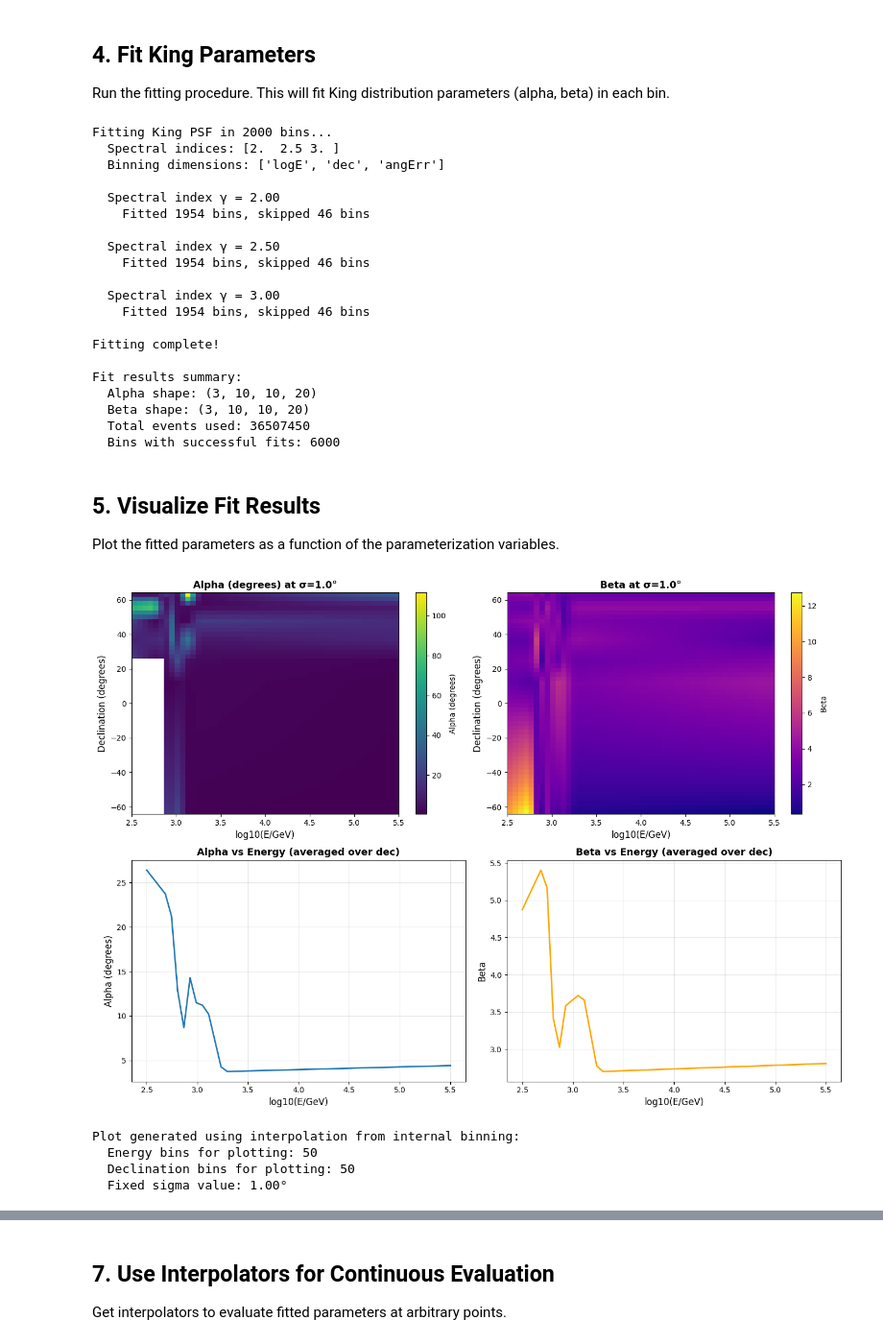
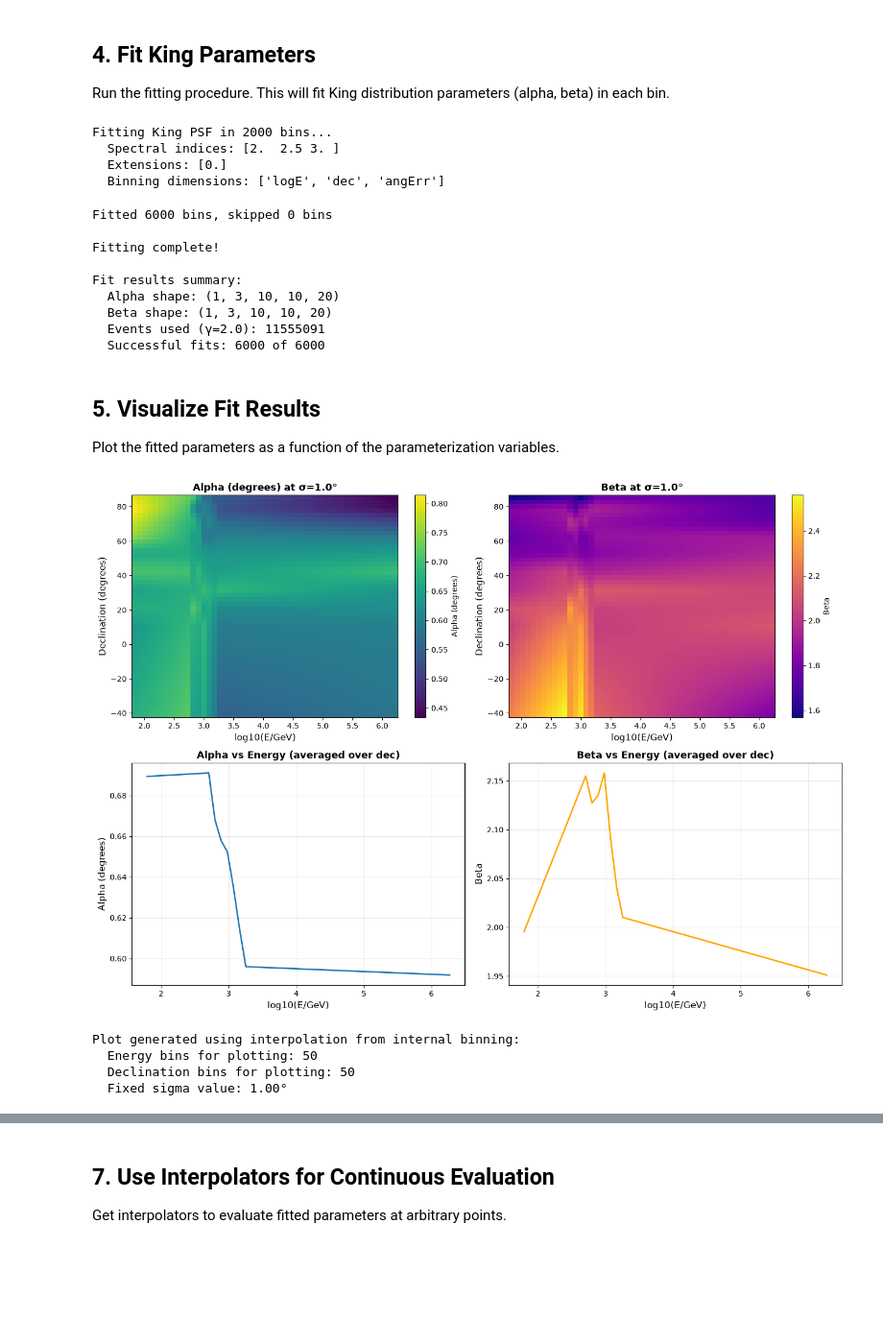
Before and after one commit to icecube/kingmaker, a Jupyter notebook: examples/fitting_demo.ipynb, the cells around one changed output, grey strips where cells are left out. Shown at 96% size. Saved outputs shown, nothing was run; the diff lists cells and outputs as text; code cells hidden in the pictures; blank space fills up the shorter version.

Commit message:
Work on fixing examples. Make sure the fitter and evaluation use the same code to assign events to bins.

```diff
--- a/examples/fitting_demo.ipynb
+++ b/examples/fitting_demo.ipynb
@@ -30,7 +31,7 @@ print(signal_file, os.path.exists(signal_file))
 
 # Load signal MC events
 # Expected structure: structured array with fields like:
-#   'ra', 'dec', 'trueRa', 'trueDec', 'logE', 'sigma', 'oneweight'
+#   'ra', 'dec', 'trueRa', 'trueDec', 'trueE', 'ow', 'logE', 'angErr'
 try:
     signal_events = np.load(signal_file)
     print(f"Loaded {len(signal_events)} signal MC events")
@@ -51,6 +52,7 @@ except FileNotFoundError:
 
     # Angular uncertainty correlates with energy
     sigma = np.radians(10**(0.5 - 0.3*logE))  # Better resolution at high energy
+    sigma *= np.random.lognormal(0, 0.3, n_events)  # Event-to-event scatter
     sigma = np.clip(sigma, np.radians(0.1), np.radians(10))
 
     # Simulate reconstruction errors
@@ -68,8 +70,8 @@ except FileNotFoundError:
     signal_events = np.zeros(n_events, dtype=[
         ('ra', 'f8'), ('dec', 'f8'),
         ('trueRa', 'f8'), ('trueDec', 'f8'),
-        ('logE', 'f8'), ('sigma', 'f8'),
-        ('oneweight', 'f8')
+        ('logE', 'f8'), ('angErr', 'f8'),
+        ('trueE', 'f8'), ('ow', 'f8')
     ])
 
     signal_events['ra'] = ra
@@ -77,11 +79,16 @@ except FileNotFoundError:
     signal_events['trueRa'] = true_ra
     signal_events['trueDec'] = true_dec
     signal_events['logE'] = logE
-    signal_events['sigma'] = sigma
-    signal_events['oneweight'] = np.random.uniform(0.5, 2.0, n_events)
+    signal_events['angErr'] = sigma
+    signal_events['trueE'] = 10**logE
+    signal_events['ow'] = np.random.uniform(0.5, 2.0, n_events)
 
     print(f"Generated {len(signal_events)} synthetic events")
     print(f"Fields: {signal_events.dtype.names}")
+
+# Drop events with unphysical (negative) angular uncertainties
+signal_events = signal_events[signal_events['angErr'] > 0]
+print(f"Kept {len(signal_events)} events with angErr > 0")
 # %% [output]
 /Users/mjlarson/icecube/data/ana/analyses/ps_tracks/version-004-p04/IC86_2016_MC.npy True
 Loaded 12169153 signal MC events
@@ -97,9 +105,9 @@ You can use:
 # Define binning for parameterization
 # This will create a multi-dimensional grid of bins
 parametrization_bins = {
-    'logE': 10, # 10 energy bins from 100 GeV to 1 PeV
-    'dec': 10,  # 10 dec bins
-    'angErr': 20 # 10 equal-probability bins in angular uncertainty
+    'logE': 10,    # 10 equal-probability bins (unweighted MC, so mostly low energy)
+    'dec': 10,     # 10 equal-probability bins
+    'angErr': 20,  # 20 equal-probability bins
 }
 
 print("Parameterization binning:")
@@ -149,29 +157,22 @@ results = fitter.fit_all_bins(verbose=True)
 print("\nFit results summary:")
 print(f"  Alpha shape: {results['alpha'].shape}")
 print(f"  Beta shape: {results['beta'].shape}")
-print(f"  Total events used: {results['event_counts'].sum()}")
-print(f"  Bins with successful fits: {(results['event_counts'] >= fitter.minimum_counts).sum()}")
+print(f"  Events used (γ={fitter.spectral_indices[0]}): {results['event_counts'][0, 0].sum()}")
+print(f"  Successful fits: {(results['fit_quality'] > 0).sum()} of {results['fit_quality'].size}")
 # %% [output]
 Fitting King PSF in 2000 bins...
   Spectral indices: [2.  2.5 3. ]
+  Extensions: [0.]
   Binning dimensions: ['logE', 'dec', 'angErr']
-
-  Spectral index γ = 2.00
-    Fitted 1954 bins, skipped 46 bins
-
-  Spectral index γ = 2.50
-    Fitted 1954 bins, skipped 46 bins
-
-  Spectral index γ = 3.00
-    Fitted 1954 bins, skipped 46 bins
-
-Fitting complete!
-
-Fit results summary:
-  Alpha shape: (3, 10, 10, 20)
-  Beta shape: (3, 10, 10, 20)
-  Total events used: 36507450
-  Bins with successful fits: 6000
+Fitted 6000 bins, skipped 0 bins
+
+Fitting complete!
+
+Fit results summary:
+  Alpha shape: (1, 3, 10, 10, 20)
+  Beta shape: (1, 3, 10, 10, 20)
+  Events used (γ=2.0): 11555091
+  Successful fits: 6000 of 6000
 # %% [markdown]
 ## 5. Visualize Fit Results
 
@@ -183,20 +184,14 @@ gamma_idx = 0
 # Get interpolators for smooth parameter evaluation
 alpha_interp, beta_interp = fitter.get_interpolator(gamma_index=gamma_idx)
 
-# Define plotting bins - these can be arbitrary and independent of internal binning
-# User can customize these for visualization
-plot_energy_bins = np.linspace(2.5, 5.5, 50)   # Fine grid for smooth visualization
-plot_dec_bins = np.arcsin(np.linspace(-0.9, 0.9, 50))  # Fine grid in declination
+# Plot over the span of fitted bin centers so every point is interpolated
+logE_centers = 0.5 * (fitter.parametrization_bins['logE'][1:] + fitter.parametrization_bins['logE'][:-1])
+dec_centers = 0.5 * (fitter.parametrization_bins['dec'][1:] + fitter.parametrization_bins['dec'][:-1])
+plot_energy_bins = np.linspace(logE_centers.min(), logE_centers.max(), 50)
+plot_dec_bins = np.linspace(dec_centers.min(), dec_centers.max(), 50)
 
-# For the sigma dimension, we'll fix at a representative value
-# Could also average over sigma or create separate plots for different sigma values
-# Get a reasonable sigma value from the middle of the range
-if 'angErr' in fitter.bin_names:
-    sigma_idx = fitter.bin_names.index('angErr')
-    # Use median sigma from the fitted data
-    sigma_plot = np.radians(1)  # Representative value: 1 degree
-else:
-    sigma_plot = np.radians(1)
+# Fix angErr at a representative value of 1 degree
+sigma_plot = np.radians(1)
 
 # Create meshgrid for evaluation
 energy_grid, dec_grid = np.meshgrid(plot_energy_bins, plot_dec_bins, indexing='ij')
@@ -241,34 +236,34 @@ im2 = axes[0,1].imshow(beta_grid.T, aspect='auto', origin='lower',
                         cmap='plasma')
 axes[0,1].set_xlabel('log10(E/GeV)', fontsize=12)
 axes[0,1].set_ylabel('Declination (degrees)', fontsize=12)
 axes[0,1].set_title(f'Beta at σ={np.degrees(sigma_plot):.1f}°', fontsize=13, fontweight='bold')
 plt.colorbar(im2, ax=axes[0,1], label='Beta')
 
 # Plot alpha vs energy (averaged over declination)
 alpha_vs_energy = np.nanmean(alpha_grid, axis=1)
 axes[1,0].plot(plot_energy_bins, np.degrees(alpha_vs_energy), '-', linewidth=2)
 axes[1,0].set_xlabel('log10(E/GeV)', fontsize=12)
 axes[1,0].set_ylabel('Alpha (degrees)', fontsize=12)
 axes[1,0].set_title('Alpha vs Energy (averaged over dec)', fontsize=13, fontweight='bold')
 axes[1,0].grid(alpha=0.3)
 
 # Plot beta vs energy (averaged over declination)
 beta_vs_energy = np.nanmean(beta_grid, axis=1)
 axes[1,1].plot(plot_energy_bins, beta_vs_energy, '-', linewidth=2, color='orange')
 axes[1,1].set_xlabel('log10(E/GeV)', fontsize=12)
 axes[1,1].set_ylabel('Beta', fontsize=12)
 axes[1,1].set_title('Beta vs Energy (averaged over dec)', fontsize=13, fontweight='bold')
 axes[1,1].grid(alpha=0.3)
 
 plt.tight_layout()
 plt.show()
 
 print(f"\nPlot generated using interpolation from internal binning:")
 print(f"  Energy bins for plotting: {len(plot_energy_bins)}")
 print(f"  Declination bins for plotting: {len(plot_dec_bins)}")
 print(f"  Fixed sigma value: {np.degrees(sigma_plot):.2f}°")
 # %% [output]
-[figure, old version]
+[figure, new version]
 Plot generated using interpolation from internal binning:
   Energy bins for plotting: 50
   Declination bins for plotting: 50
```
Also changed, not shown: parts of 9 cells of this notebook, 6 other files.
